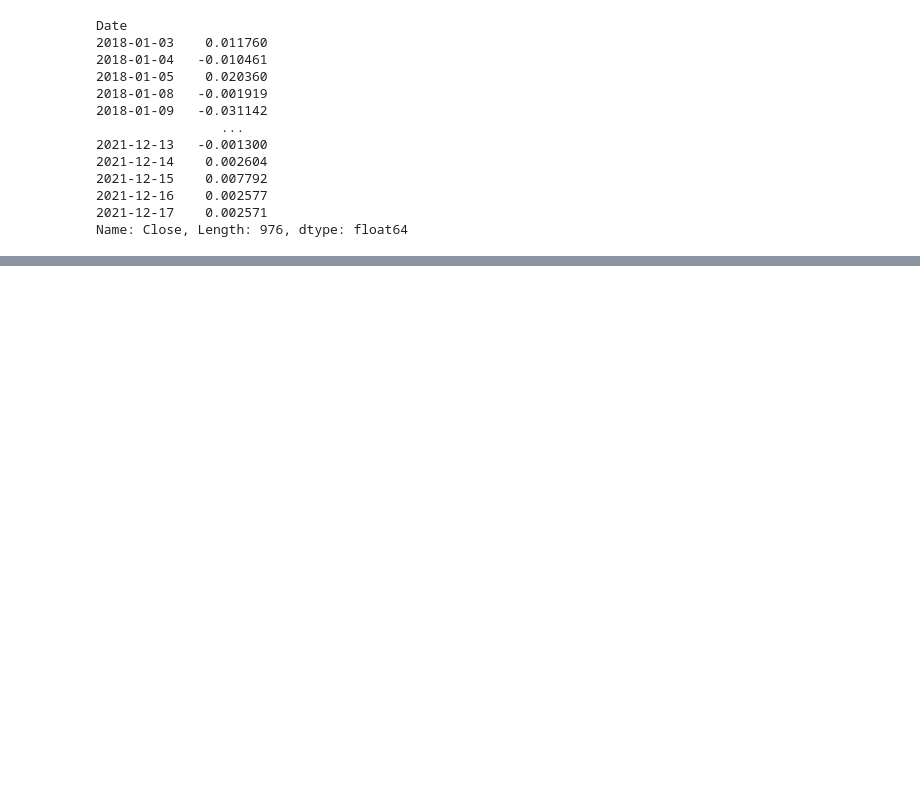
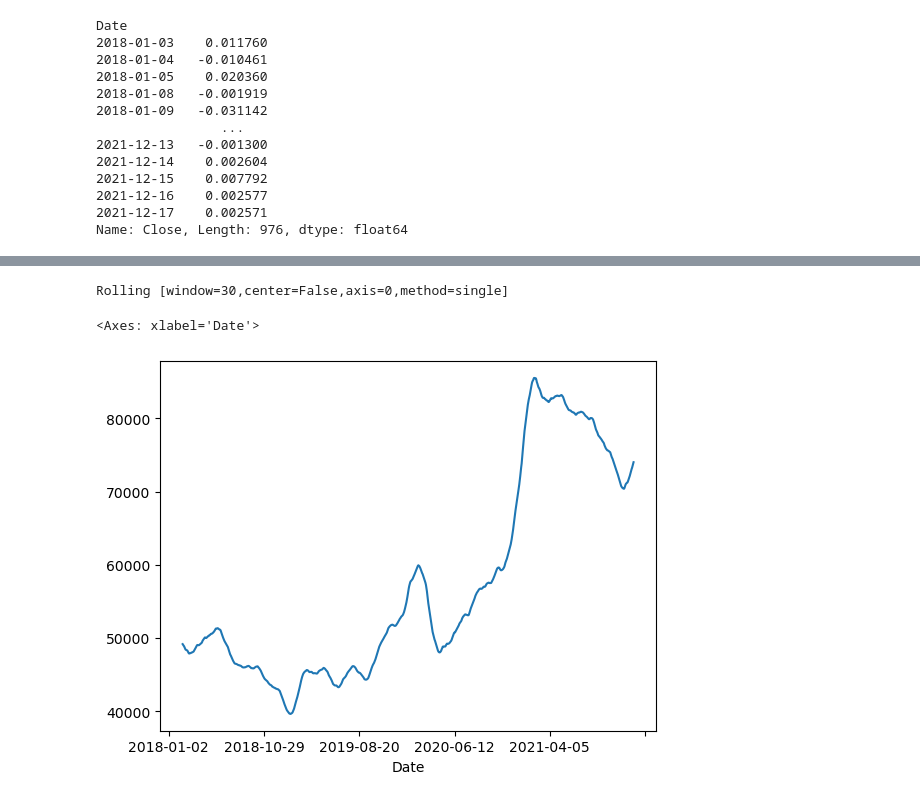
Before and after one commit to kjmq1234/datascience_study, a Jupyter notebook: 금융데이터_분석을_위한_판다스_활용법/섹션3. Series/3_Series.ipynb, the cells around one changed output, grey strips where cells are left out. Drawn from its saved outputs; the diff is of its cells as text; code cells hidden in the pictures; blank space fills up the shorter version.

```diff
--- a/금융데이터_분석을_위한_판다스_활용법/섹션3. Series/3_Series.ipynb
+++ b/금융데이터_분석을_위한_판다스_활용법/섹션3. Series/3_Series.ipynb
@@ -549,0 +663,7 @@ Name: Close, Length: 976, dtype: float64
+# %%
+import pandas as pd
+import numpy as np
+
+samsung_price = pd.read_csv("삼성전자 종가.csv", index_col=0, header=0).squeeze()
+pct = samsung_price.pct_change() * 100 # %스케일로 변환
+print(pct)
@@ -549,0 +684,9 @@ Name: Close, Length: 976, dtype: float64
+# %%
+samsung_price.rolling(window=30).mean() # 지난 30일에 대한 이동평균(맨 앞 29개는 NaN으로 표기)
+# %% [output]
+Rolling [window=30,center=False,axis=0,method=single]
+# %%
+samsung_price.rolling(window=30).mean().plot() # 그래프로 그려서 경향성 확인이 가능함
+# %% [output]
+<Axes: xlabel='Date'>
+[figure, added]
```
Also changed, not shown: parts of 24 cells of this notebook, 5 other files.
